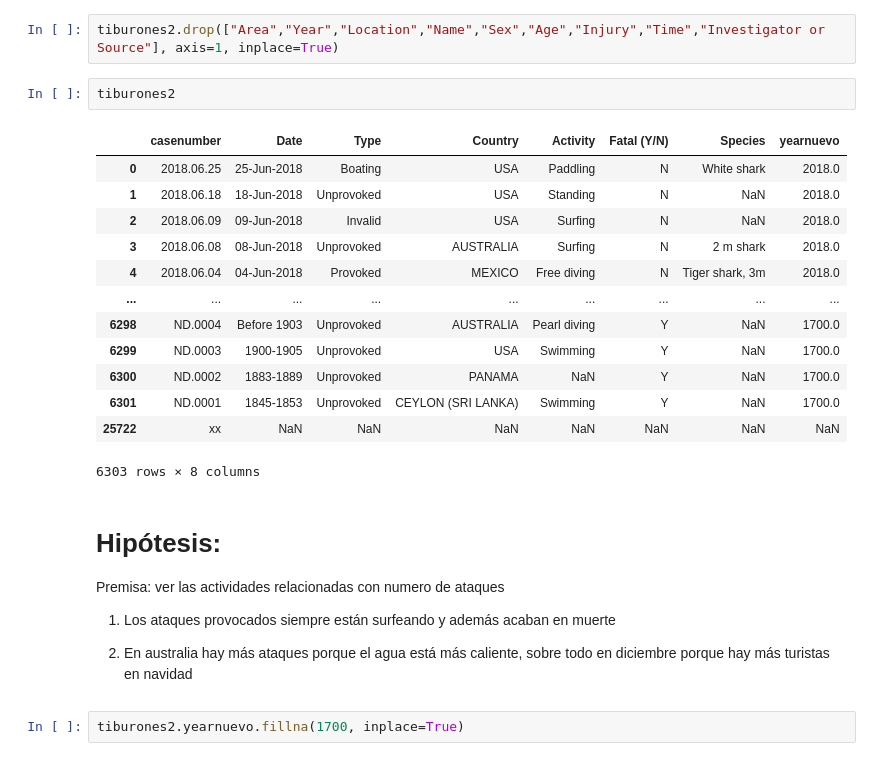
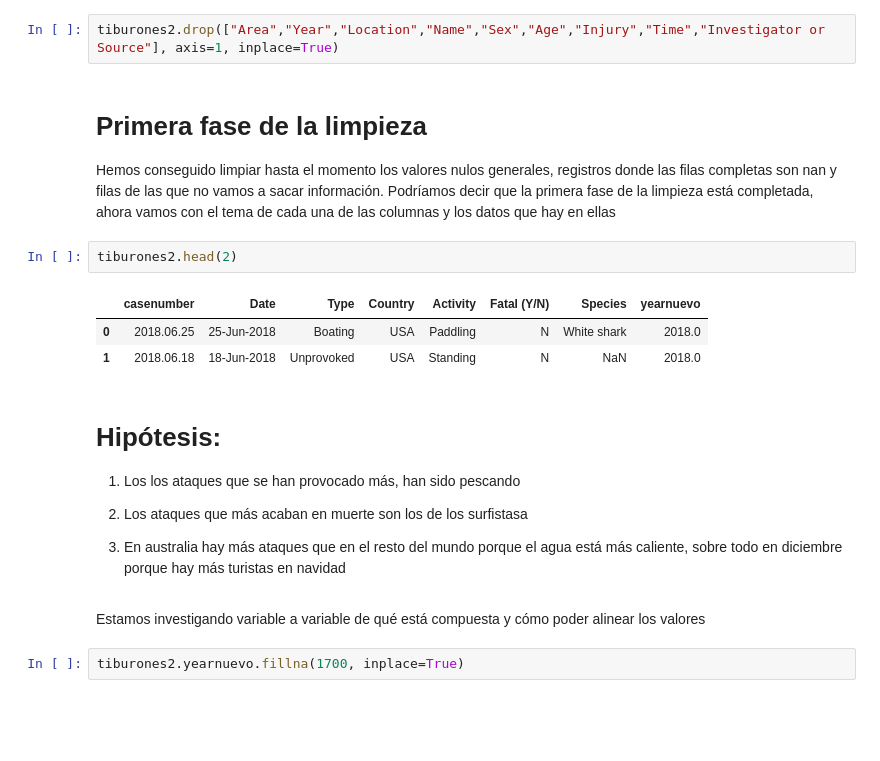
Before and after one commit to mariadelascotrina/Data-cleaning_Sharks, a Jupyter notebook: limpiar.ipynb, the cells around one changed output. Cells and saved outputs as stored; diff of their text form; blank space fills up the shorter version.

```diff
--- a/limpiar.ipynb
+++ b/limpiar.ipynb
@@ -491,30 +459,26 @@ type(tiburones2)
 pandas.core.frame.DataFrame
 # %%
 tiburones2.drop(["Area","Year","Location","Name","Sex","Age","Injury","Time","Investigator or Source"], axis=1, inplace=True)
+# %% [markdown]
+# Primera fase de la limpieza
+Hemos conseguido limpiar hasta el momento los valores nulos generales, registros donde las filas completas son nan y filas de las que no vamos a sacar información. Podríamos decir que la primera fase de la limpieza está completada, ahora vamos con el tema de cada una de las columnas y los datos que hay en ellas
 # %%
-tiburones2
+tiburones2.head(2)
 # %% [output]
 |  | casenumber | Date | Type | Country | Activity | Fatal (Y/N) | Species | yearnuevo |
 | 0 | 2018.06.25 | 25-Jun-2018 | Boating | USA | Paddling | N | White shark | 2018.0 |
 | 1 | 2018.06.18 | 18-Jun-2018 | Unprovoked | USA | Standing | N | NaN | 2018.0 |
-| 2 | 2018.06.09 | 09-Jun-2018 | Invalid | USA | Surfing | N | NaN | 2018.0 |
-| 3 | 2018.06.08 | 08-Jun-2018 | Unprovoked | AUSTRALIA | Surfing | N | 2 m shark | 2018.0 |
-| 4 | 2018.06.04 | 04-Jun-2018 | Provoked | MEXICO | Free diving | N | Tiger shark, 3m | 2018.0 |
-| ... | ... | ... | ... | ... | ... | ... | ... | ... |
-| 6298 | ND.0004 | Before 1903 | Unprovoked | AUSTRALIA | Pearl diving | Y | NaN | 1700.0 |
-| 6299 | ND.0003 | 1900-1905 | Unprovoked | USA | Swimming | Y | NaN | 1700.0 |
-| 6300 | ND.0002 | 1883-1889 | Unprovoked | PANAMA | NaN | Y | NaN | 1700.0 |
-| 6301 | ND.0001 | 1845-1853 | Unprovoked | CEYLON (SRI LANKA) | Swimming | Y | NaN | 1700.0 |
-| 25722 | xx | NaN | NaN | NaN | NaN | NaN | NaN | NaN |
-6303 rows × 8 columns
 # %% [markdown]
 # Hipótesis:
 
-Premisa: ver las actividades relacionadas con numero de ataques
+1. Los  los ataques que se han provocado más, han sido pescando
 
-1. Los ataques provocados siempre están surfeando y además acaban en muerte
+2. Los ataques que más acaban en muerte son los de los surfistasa
 
-2. En australia hay más ataques porque el agua está más caliente, sobre todo en diciembre porque hay más turistas en navidad
+3. En australia hay más ataques que en el resto del mundo porque el agua está más caliente, sobre todo en diciembre porque hay más turistas en navidad
+# %% [markdown]
+
+Estamos investigando variable a variable de qué está compuesta y cómo poder alinear los valores
 # %%
 tiburones2.yearnuevo.fillna(1700, inplace=True)
 # %%
```
Also changed, not shown: parts of 14 cells of this notebook, 1 other file.
